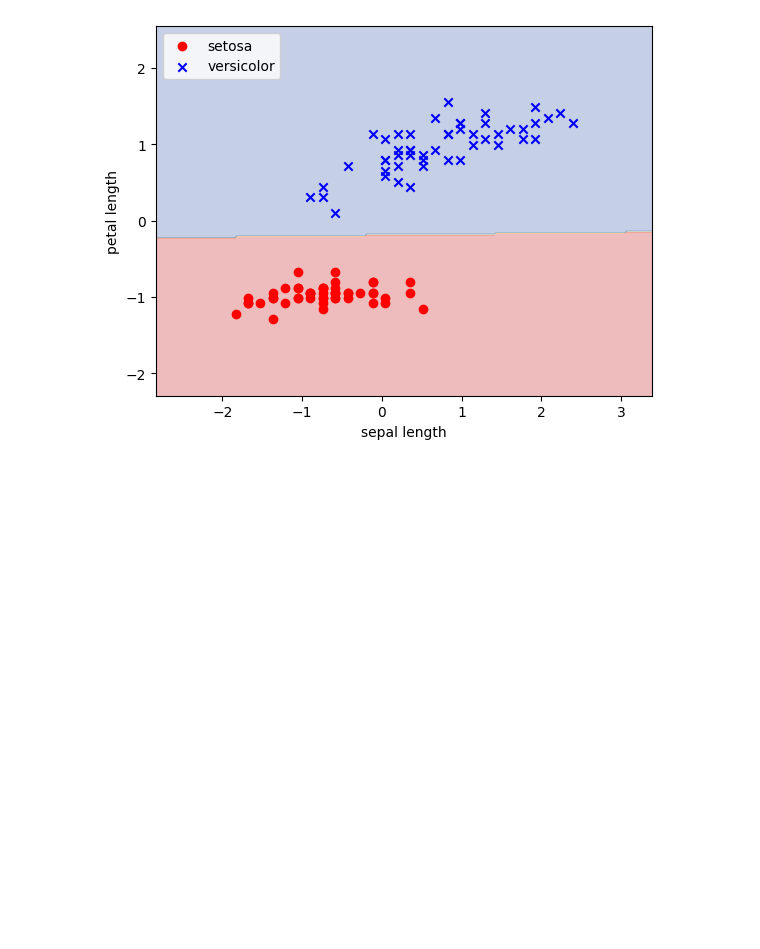
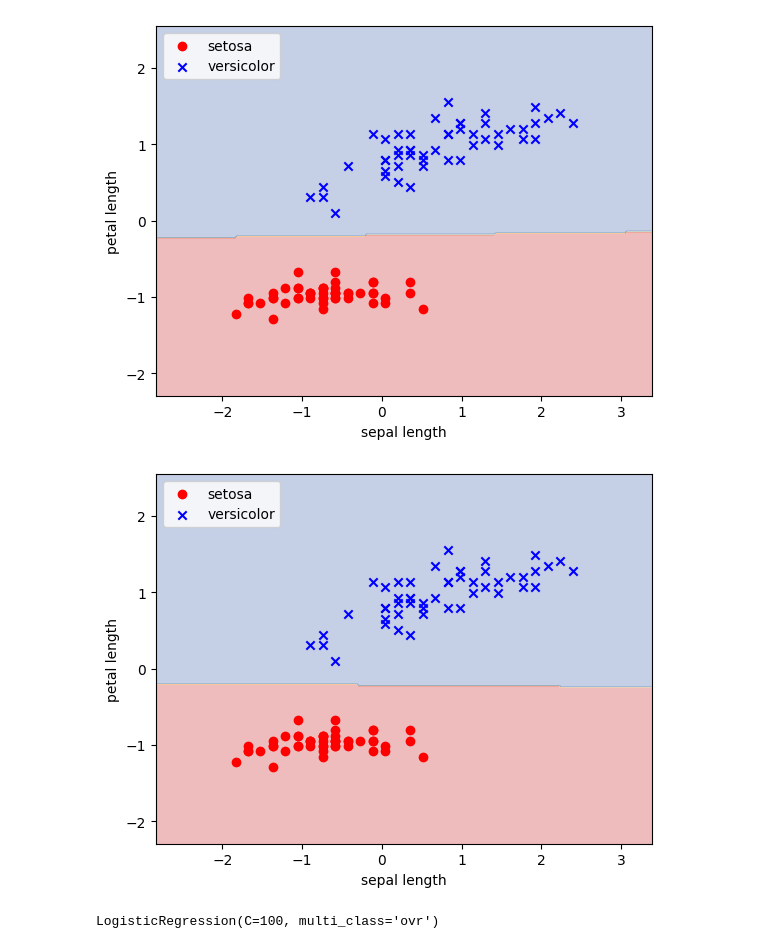
Before and after one commit to Dombearx/MachineLearningWithPytorch, a Jupyter notebook: chapter_3/logistic_regression.ipynb, the cells around one changed output. Saved outputs shown, nothing was run; the diff lists cells and outputs as text; code cells hidden in the pictures; blank space fills up the shorter version.

```diff
--- a/chapter_3/logistic_regression.ipynb
+++ b/chapter_3/logistic_regression.ipynb
@@ -66,3 +66,12 @@ plt.legend(loc="upper left")
 plt.show()
 # %% [output]
 [figure]
+# %%
+from sklearn.linear_model import LogisticRegression
+
+lr = LogisticRegression(C=100, solver="lbfgs", multi_class="ovr")
+lr.fit(standarized_X, y)
+plot_decision_regions(standarized_X, y, classifier=lr)
+plot_data(standarized_X)
+# %% [output]
+[figure, added]
@@ -68,0 +95,5 @@ plt.show()
+# %%
+lr = LogisticRegression(C=100, solver="lbfgs", multi_class="ovr")
+lr.fit(X_train_std, y_train)
+# %% [output]
+LogisticRegression(C=100, multi_class='ovr')
```
Also changed, not shown: parts of 11 cells of this notebook, 2 other files.
